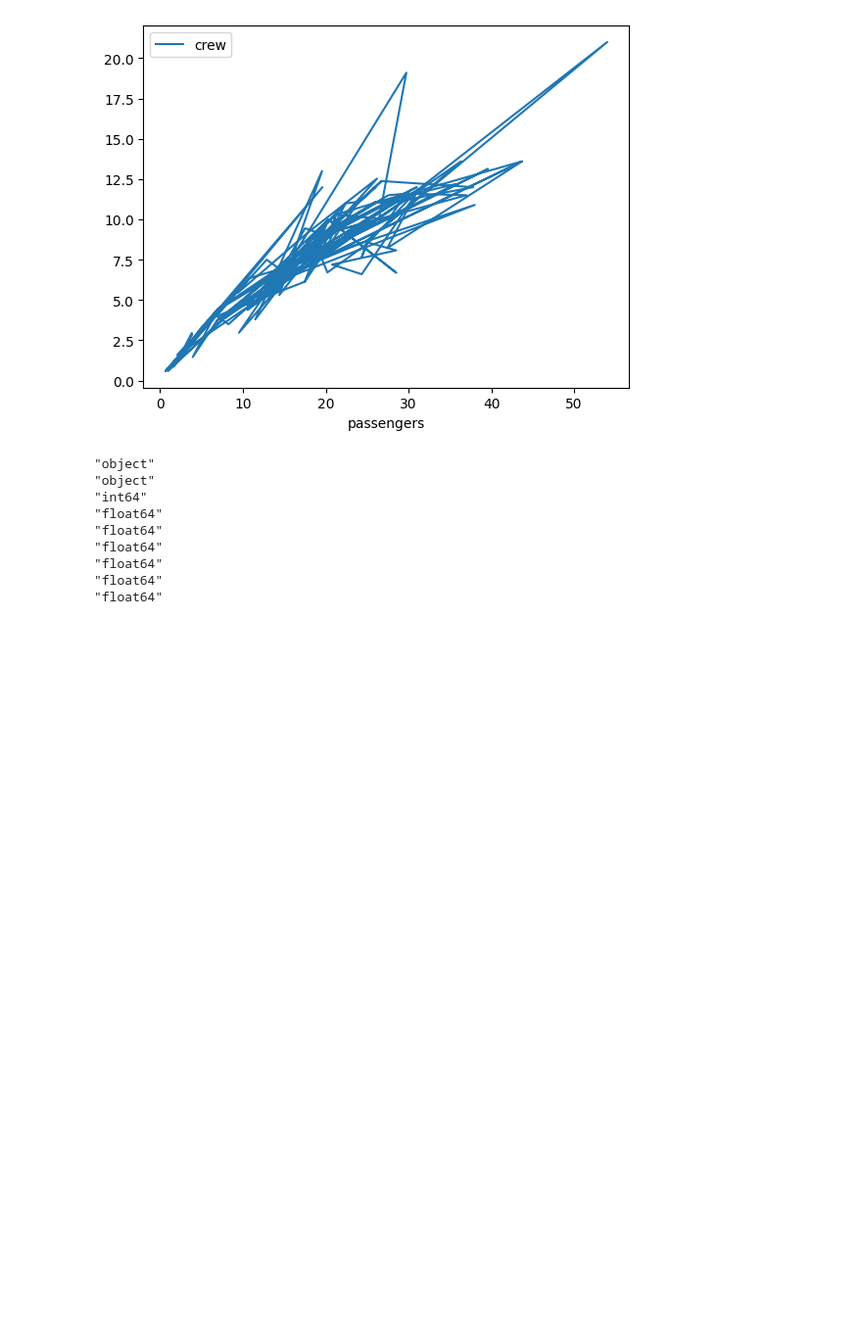
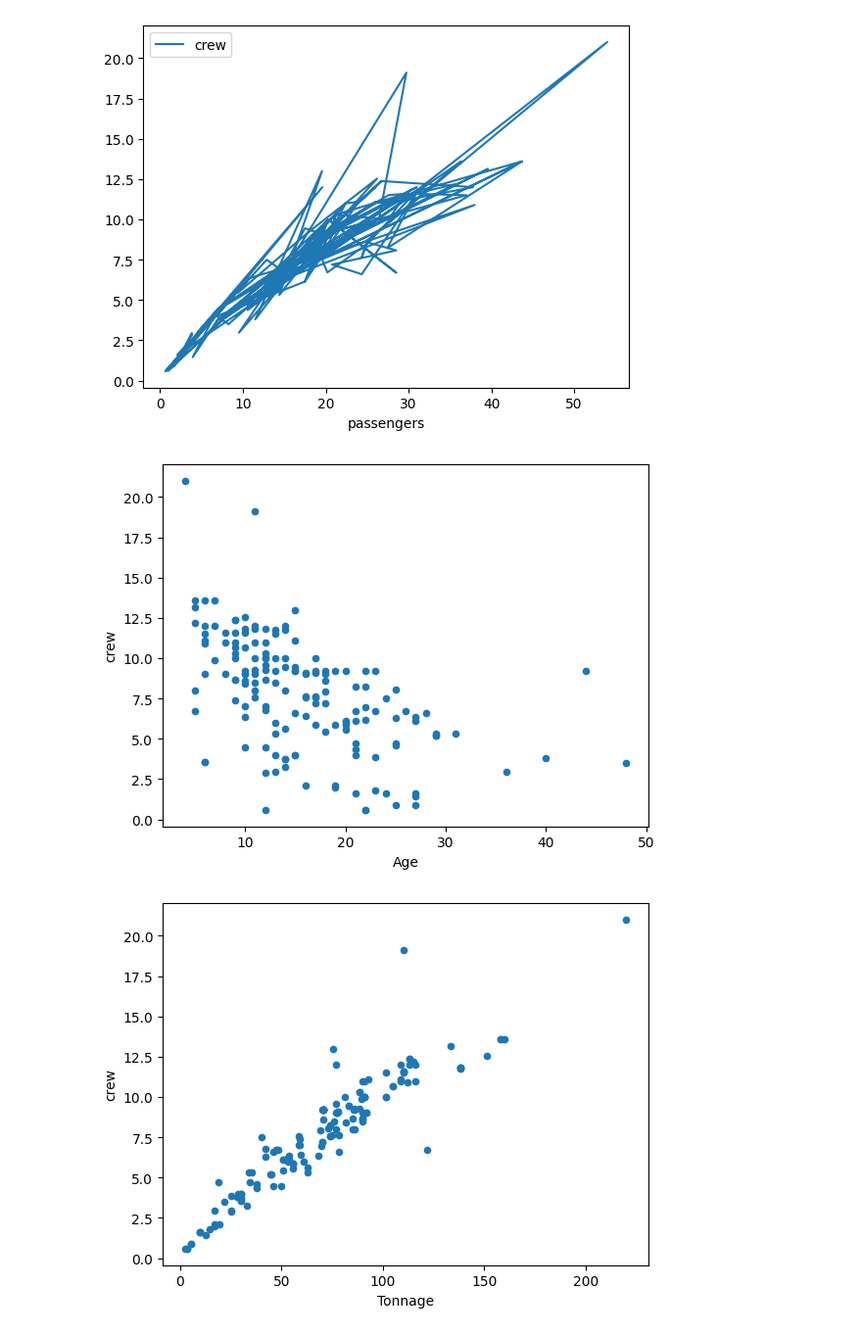
Before and after one commit to enwokedi96/ship_recommendation, a Jupyter notebook: cruise_ship_recommender.ipynb, the cells around one changed output. Shown: that part at 98% size. Drawn from its saved outputs; the diff is of its cells as text; code cells hidden in the pictures; blank space fills up the shorter version.

Commit message:
updated plots to scatter, computed correlation

```diff
--- a/cruise_ship_recommender.ipynb
+++ b/cruise_ship_recommender.ipynb
@@ -54,21 +54,17 @@ np.random.seed(42)
 # %% [output]
 <Axes: xlabel='passengers'>
 [figure]
-# %%
-for i in cruise_data.columns:
-    # print('"'+str(cruise_data[i].dtype)+'"')
-    if i=="crew" or "int" not in cruise_data[i].dtype or "float" not in cruise_data[i].dtype:
-        print(True)
-        continue
-
-    # cruise_data.plot(x = i, y = 'crew')
-# %% [output]
-"object"
-"object"
-"int64"
-"float64"
-"float64"
-"float64"
-"float64"
-"float64"
-"float64"
+# %%
+# visualize the plot of the 'crew' against other numerical data
+# columns that look directly correlated to 'crew' include: 'Tonnage', 'passengers', 'length', 'cabin'
+n_columns = ["crew"]
+for i in cruise_data.columns:
+    # print(i)
+    if i=="crew" or i=='Ship_name' or i=='Cruise_line':
+        continue
+    # print(str.capitalize(i))
+    n_columns.append(i)
+    cruise_data.plot(x = i, y = 'crew', kind="scatter")
+# %% [output]
+[figure, added]
+[figure, added]
```
Also changed, not shown: parts of 3 cells of this notebook.
